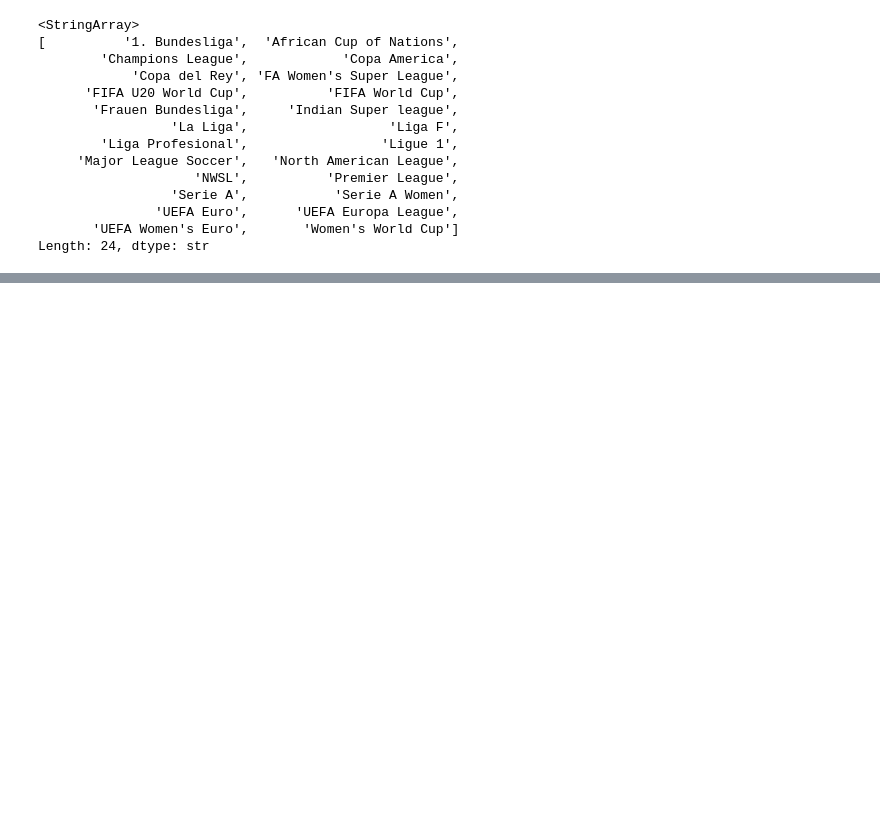
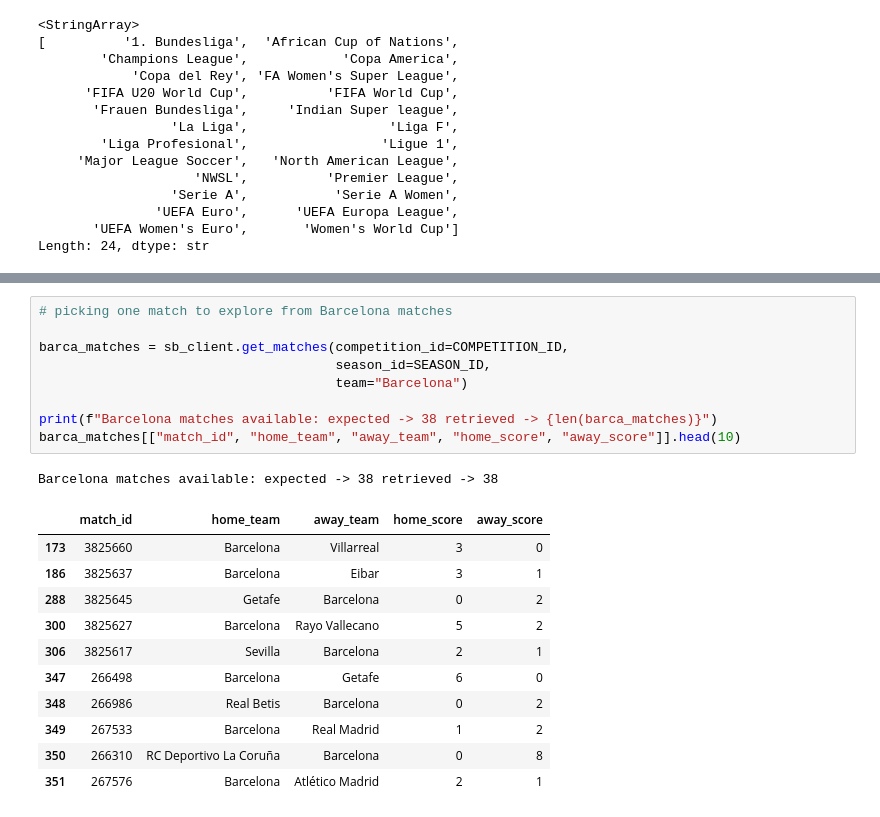
Before and after one commit to leventdusunceli/football_analytics, a Jupyter notebook: notebooks/football_analytics_demo.ipynb, the cells around one changed output, grey strips where cells are left out. Saved outputs shown, nothing was run; the diff lists cells and outputs as text; blank space fills up the shorter version.

```diff
--- a/notebooks/football_analytics_demo.ipynb
+++ b/notebooks/football_analytics_demo.ipynb
@@ -124,0 +164,22 @@ print(bundesliga[["competition_id", "season_id", "competition_name", "season_nam
+# %%
+# picking one match to explore from Barcelona matches
+
+barca_matches = sb_client.get_matches(competition_id=COMPETITION_ID,
+                                      season_id=SEASON_ID,
+                                      team="Barcelona")
+
+print(f"Barcelona matches available: expected -> 38 retrieved -> {len(barca_matches)}")
+barca_matches[["match_id", "home_team", "away_team", "home_score", "away_score"]].head(10)
+# %% [output]
+Barcelona matches available: expected -> 38 retrieved -> 38
+|  | match_id | home_team | away_team | home_score | away_score |
+| 173 | 3825660 | Barcelona | Villarreal | 3 | 0 |
+| 186 | 3825637 | Barcelona | Eibar | 3 | 1 |
+| 288 | 3825645 | Getafe | Barcelona | 0 | 2 |
+| 300 | 3825627 | Barcelona | Rayo Vallecano | 5 | 2 |
+| 306 | 3825617 | Sevilla | Barcelona | 2 | 1 |
+| 347 | 266498 | Barcelona | Getafe | 6 | 0 |
+| 348 | 266986 | Real Betis | Barcelona | 0 | 2 |
+| 349 | 267533 | Barcelona | Real Madrid | 1 | 2 |
+| 350 | 266310 | RC Deportivo La Coruña | Barcelona | 0 | 8 |
+| 351 | 267576 | Barcelona | Atlético Madrid | 2 | 1 |
```
Also changed, not shown: parts of 10 cells of this notebook, 2 other files.
